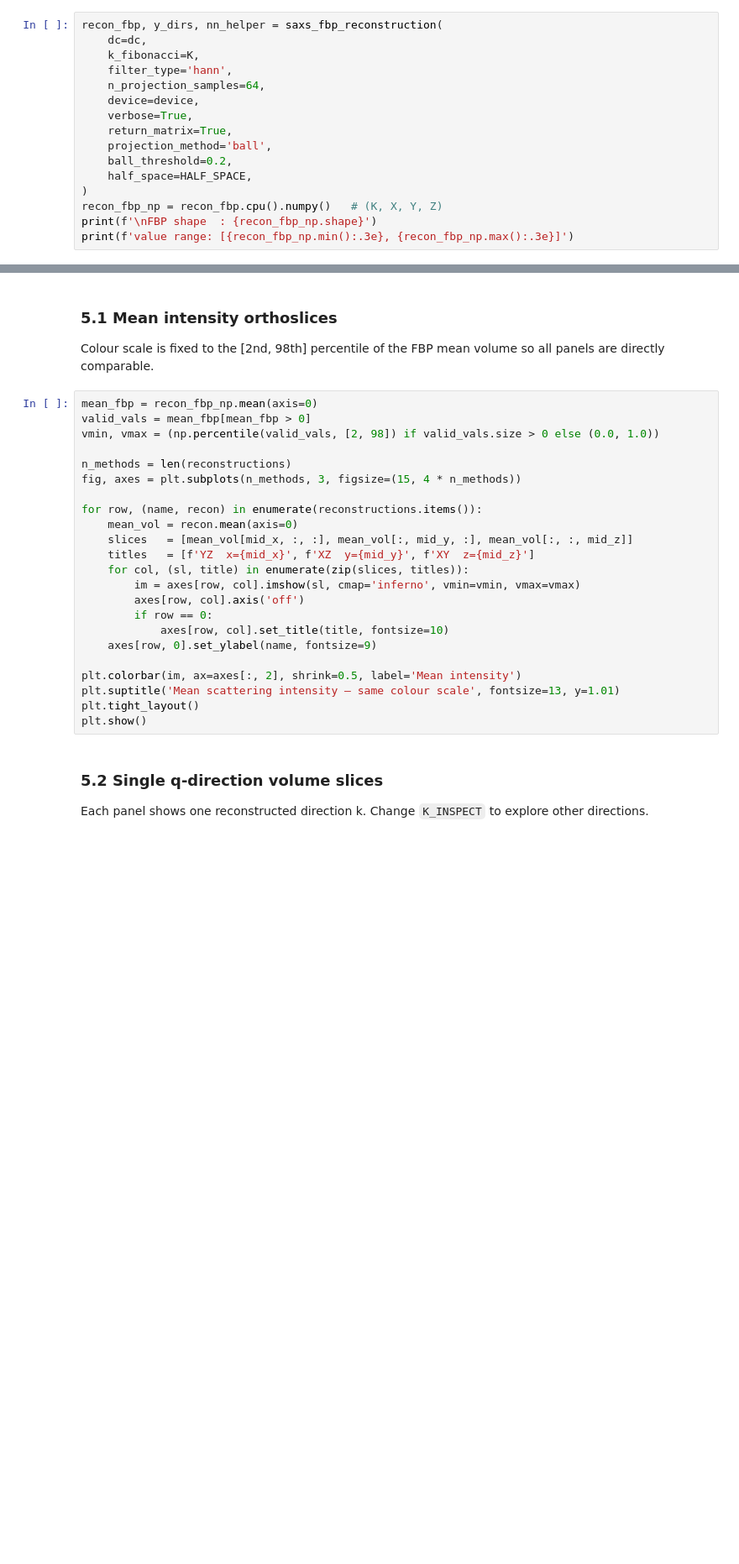
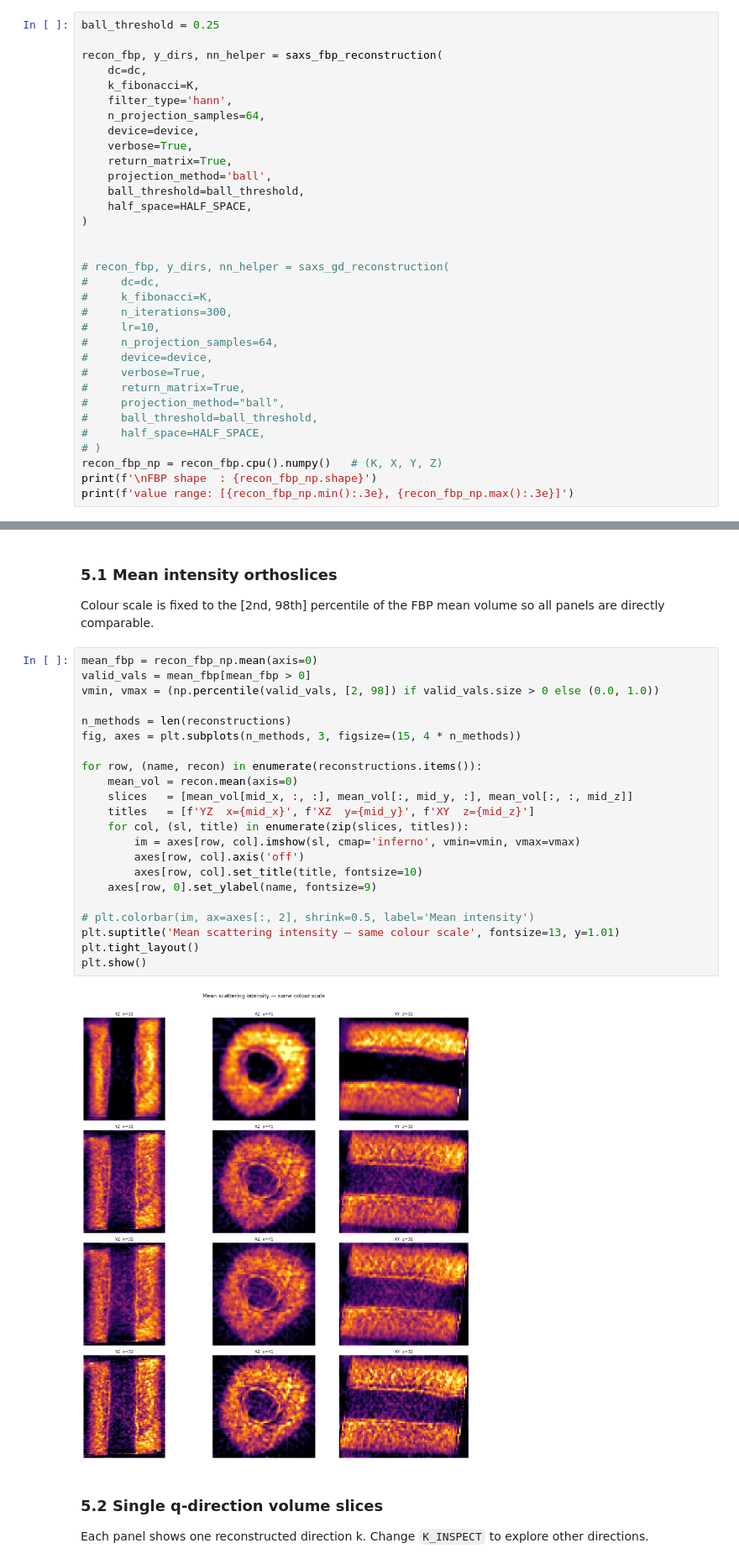
Before and after one commit to lfbarba/smartt, a Jupyter notebook: notebooks/saxs_fbp_method_comparison.ipynb, the cells around one changed output, grey strips where cells are left out. Shown at 84% size. Drawn from its saved outputs; the diff is of its cells as text; blank space fills up the shorter version.

```diff
--- a/notebooks/saxs_fbp_method_comparison.ipynb
+++ b/notebooks/saxs_fbp_method_comparison.ipynb
@@ -71,6 +85,8 @@ print(f'\ny_directions shape: {y_directions.shape}  (K, 3)')
 For each of the K q-directions the scalar sinogram is built via a GPU einsum over the
 arc-fraction projection matrix, then inverted with ramp-filtered backprojection (ASTRA BP3D).
 # %%
+ball_threshold = 0.25
+
 recon_fbp, y_dirs, nn_helper = saxs_fbp_reconstruction(
     dc=dc,
     k_fibonacci=K,
@@ -80,9 +96,24 @@ recon_fbp, y_dirs, nn_helper = saxs_fbp_reconstruction(
     verbose=True,
     return_matrix=True,
     projection_method='ball',
-    ball_threshold=0.2,
+    ball_threshold=ball_threshold,
     half_space=HALF_SPACE,
 )
+
+
+# recon_fbp, y_dirs, nn_helper = saxs_gd_reconstruction(
+#     dc=dc,
+#     k_fibonacci=K,
+#     n_iterations=300,
+#     lr=10,
+#     n_projection_samples=64,
+#     device=device,
+#     verbose=True,
+#     return_matrix=True,
+#     projection_method="ball",
+#     ball_threshold=ball_threshold,
+#     half_space=HALF_SPACE,
+# )
 recon_fbp_np = recon_fbp.cpu().numpy()   # (K, X, Y, Z)
 print(f'\nFBP shape  : {recon_fbp_np.shape}')
 print(f'value range: [{recon_fbp_np.min():.3e}, {recon_fbp_np.max():.3e}]')
@@ -226,26 +279,27 @@ are directly comparable.
 # %%
 mean_fbp = recon_fbp_np.mean(axis=0)
 valid_vals = mean_fbp[mean_fbp > 0]
 vmin, vmax = (np.percentile(valid_vals, [2, 98]) if valid_vals.size > 0 else (0.0, 1.0))
 
 n_methods = len(reconstructions)
 fig, axes = plt.subplots(n_methods, 3, figsize=(15, 4 * n_methods))
 
 for row, (name, recon) in enumerate(reconstructions.items()):
     mean_vol = recon.mean(axis=0)
     slices   = [mean_vol[mid_x, :, :], mean_vol[:, mid_y, :], mean_vol[:, :, mid_z]]
     titles   = [f'YZ  x={mid_x}', f'XZ  y={mid_y}', f'XY  z={mid_z}']
     for col, (sl, title) in enumerate(zip(slices, titles)):
         im = axes[row, col].imshow(sl, cmap='inferno', vmin=vmin, vmax=vmax)
         axes[row, col].axis('off')
-        if row == 0:
-            axes[row, col].set_title(title, fontsize=10)
+        axes[row, col].set_title(title, fontsize=10)
     axes[row, 0].set_ylabel(name, fontsize=9)
 
-plt.colorbar(im, ax=axes[:, 2], shrink=0.5, label='Mean intensity')
+# plt.colorbar(im, ax=axes[:, 2], shrink=0.5, label='Mean intensity')
 plt.suptitle('Mean scattering intensity — same colour scale', fontsize=13, y=1.01)
 plt.tight_layout()
 plt.show()
+# %% [output]
+[figure, added]
 # %% [markdown]
 ### 5.2 Single q-direction volume slices
 
```
Also changed, not shown: parts of 21 cells of this notebook, 4 other files.
